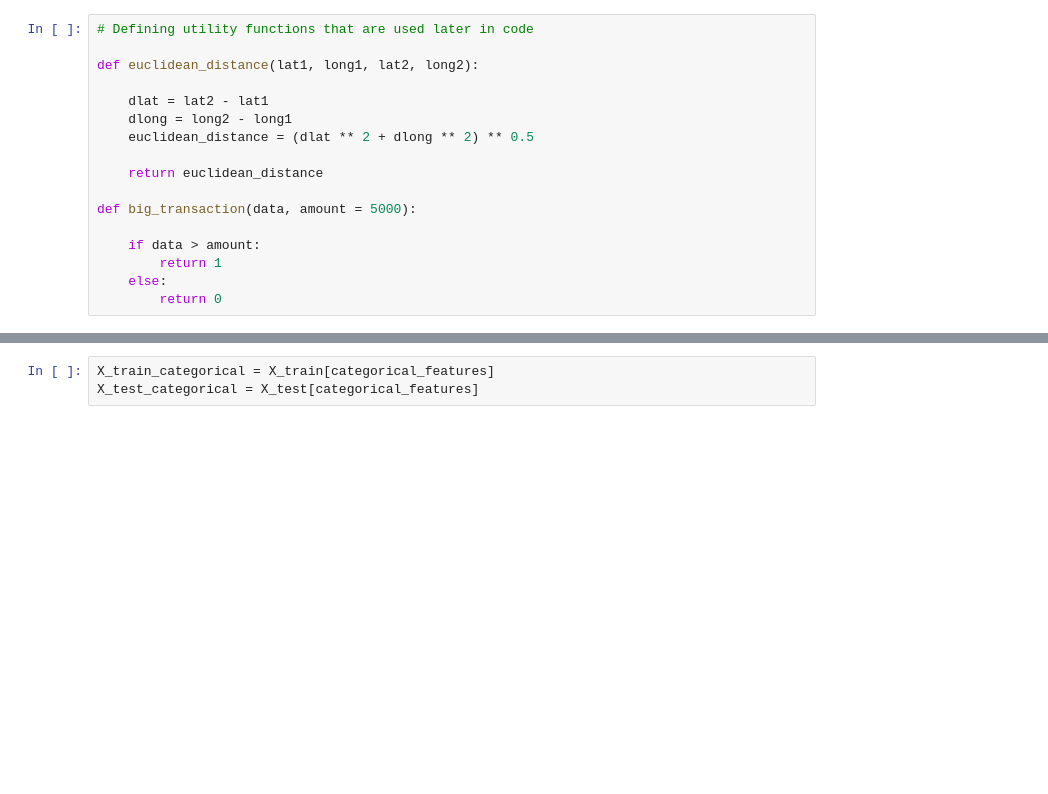
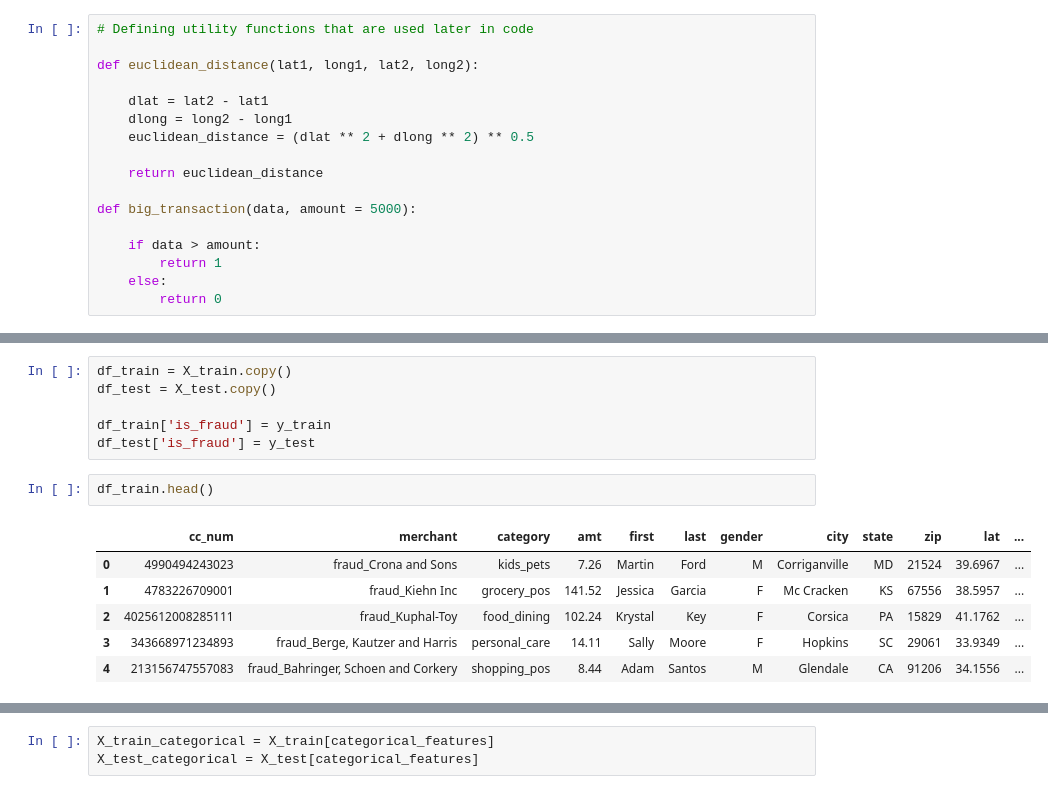
Before and after one commit to suhasmaddali/Credit-Card-Fraud-Detection, a Jupyter notebook: Credit Card Fraud Detection.ipynb, the cells around one changed output, grey strips where cells are left out. Drawn from its saved outputs; the diff is of its cells as text; blank space fills up the shorter version.

Commit message:
Added credit card feature to the training data

```diff
--- a/Credit Card Fraud Detection.ipynb
+++ b/Credit Card Fraud Detection.ipynb
@@ -248,0 +334,15 @@ df_merchant_and_non_fraud.groupby(by = 'merchant').sum()['amt']
+# %%
+df_train = X_train.copy()
+df_test = X_test.copy()
+
+df_train['is_fraud'] = y_train
+df_test['is_fraud'] = y_test
+# %%
+df_train.head()
+# %% [output]
+|  | cc_num | merchant | category | amt | first | last | gender | city | state | zip | lat | ... |
+| 0 | 4990494243023 | fraud_Crona and Sons | kids_pets | 7.26 | Martin | Ford | M | Corriganville | MD | 21524 | 39.6967 | ... |
+| 1 | 4783226709001 | fraud_Kiehn Inc | grocery_pos | 141.52 | Jessica | Garcia | F | Mc Cracken | KS | 67556 | 38.5957 | ... |
+| 2 | 4025612008285111 | fraud_Kuphal-Toy | food_dining | 102.24 | Krystal | Key | F | Corsica | PA | 15829 | 41.1762 | ... |
+| 3 | 343668971234893 | fraud_Berge, Kautzer and Harris | personal_care | 14.11 | Sally | Moore | F | Hopkins | SC | 29061 | 33.9349 | ... |
+| 4 | 213156747557083 | fraud_Bahringer, Schoen and Corkery | shopping_pos | 8.44 | Adam | Santos | M | Glendale | CA | 91206 | 34.1556 | ... |
```
Also changed, not shown: parts of 36 cells of this notebook.
